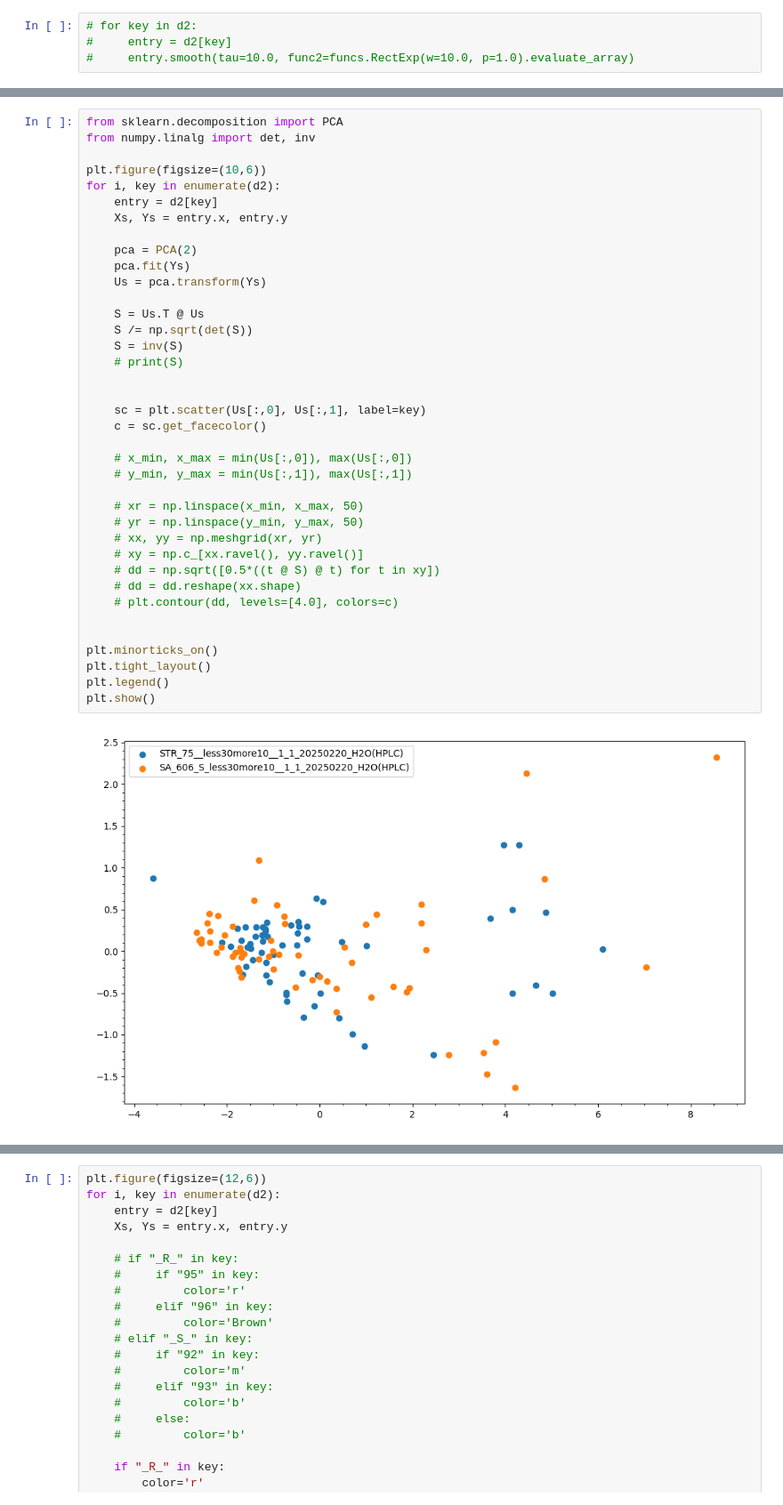
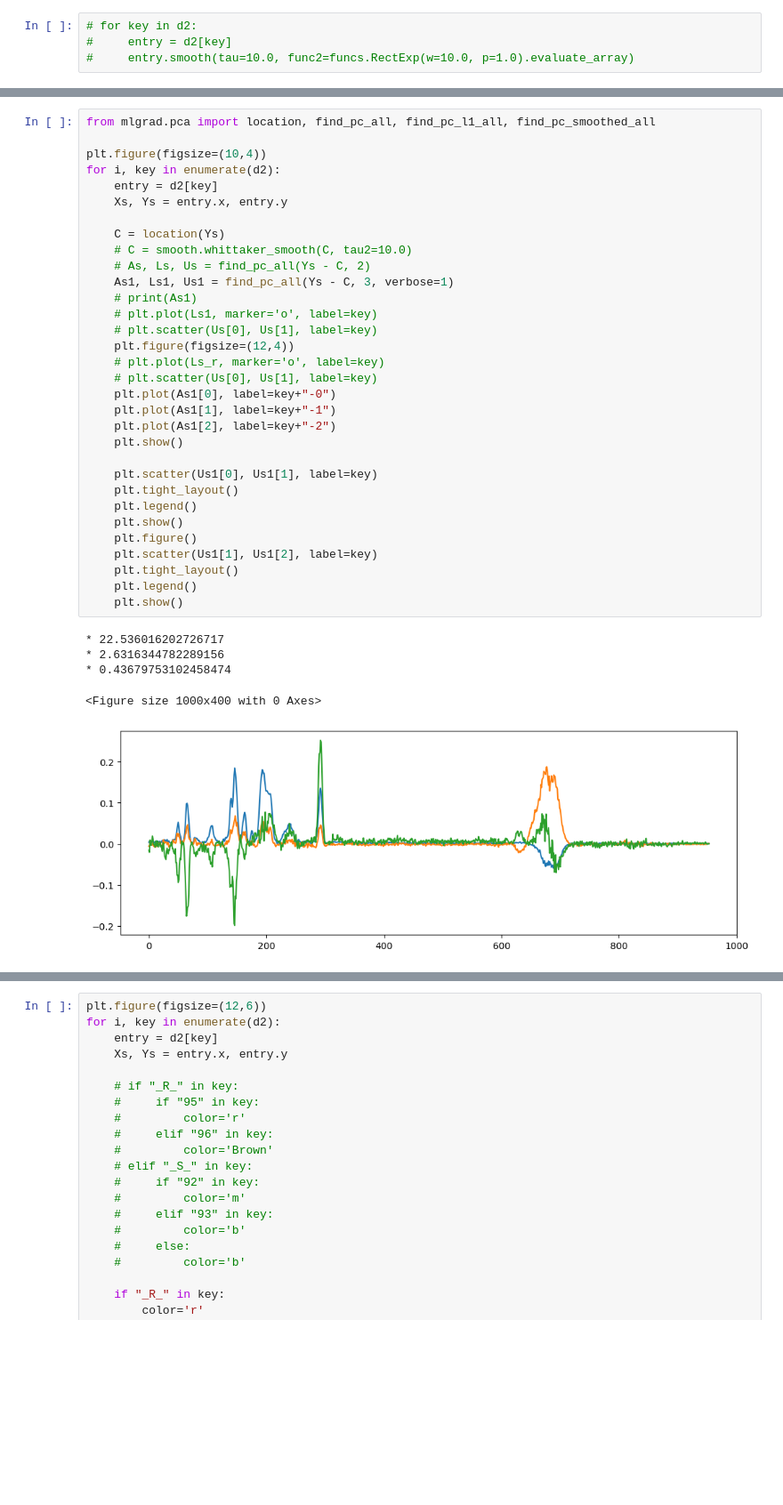
Before and after one commit to intellimath/irsa, a Jupyter notebook: examples/load_spectra.ipynb, the cells around one changed output, grey strips where cells are left out. Shown: that part at 89% size. Cells and saved outputs as stored; diff of their text form; blank space fills up the shorter version.

```diff
--- a/examples/load_spectra.ipynb
+++ b/examples/load_spectra.ipynb
@@ -183,40 +188,38 @@ for i, key in enumerate(d2):
-# %%
-from sklearn.decomposition import PCA
-from numpy.linalg import det, inv
-
-plt.figure(figsize=(10,6))
-for i, key in enumerate(d2):
-    entry = d2[key]
-    Xs, Ys = entry.x, entry.y
-
-    pca = PCA(2)
-    pca.fit(Ys)
-    Us = pca.transform(Ys)
-
-    S = Us.T @ Us
-    S /= np.sqrt(det(S))
-    S = inv(S)
-    # print(S)
-
-
-    sc = plt.scatter(Us[:,0], Us[:,1], label=key)
-    c = sc.get_facecolor()
-
-    # x_min, x_max = min(Us[:,0]), max(Us[:,0])
-    # y_min, y_max = min(Us[:,1]), max(Us[:,1])
-
-    # xr = np.linspace(x_min, x_max, 50)
-    # yr = np.linspace(y_min, y_max, 50)
-    # xx, yy = np.meshgrid(xr, yr)
-    # xy = np.c_[xx.ravel(), yy.ravel()]
-    # dd = np.sqrt([0.5*((t @ S) @ t) for t in xy])
-    # dd = dd.reshape(xx.shape)
-    # plt.contour(dd, levels=[4.0], colors=c)
-
-
-plt.minorticks_on()
-plt.tight_layout()
-plt.legend()
-plt.show()
-# %% [output]
-[figure, removed]
+# %%
+from mlgrad.pca import location, find_pc_all, find_pc_l1_all, find_pc_smoothed_all
+
+plt.figure(figsize=(10,4))
+for i, key in enumerate(d2):
+    entry = d2[key]
+    Xs, Ys = entry.x, entry.y
+
+    C = location(Ys)
+    # C = smooth.whittaker_smooth(C, tau2=10.0)
+    # As, Ls, Us = find_pc_all(Ys - C, 2)
+    As1, Ls1, Us1 = find_pc_all(Ys - C, 3, verbose=1)
+    # print(As1)
+    # plt.plot(Ls1, marker='o', label=key)
+    # plt.scatter(Us[0], Us[1], label=key)
+    plt.figure(figsize=(12,4))
+    # plt.plot(Ls_r, marker='o', label=key)
+    # plt.scatter(Us[0], Us[1], label=key)
+    plt.plot(As1[0], label=key+"-0")
+    plt.plot(As1[1], label=key+"-1")
+    plt.plot(As1[2], label=key+"-2")
+    plt.show()
+
+    plt.scatter(Us1[0], Us1[1], label=key)
+    plt.tight_layout()
+    plt.legend()
+    plt.show()
+    plt.figure()
+    plt.scatter(Us1[1], Us1[2], label=key)
+    plt.tight_layout()
+    plt.legend()
+    plt.show()
+# %% [output]
+* 22.536016202726717
+* 2.6316344782289156
+* 0.43679753102458474
+<Figure size 1000x400 with 0 Axes>
+[figure, added]
```
Also changed, not shown: parts of 13 cells of this notebook, 3 other files.
